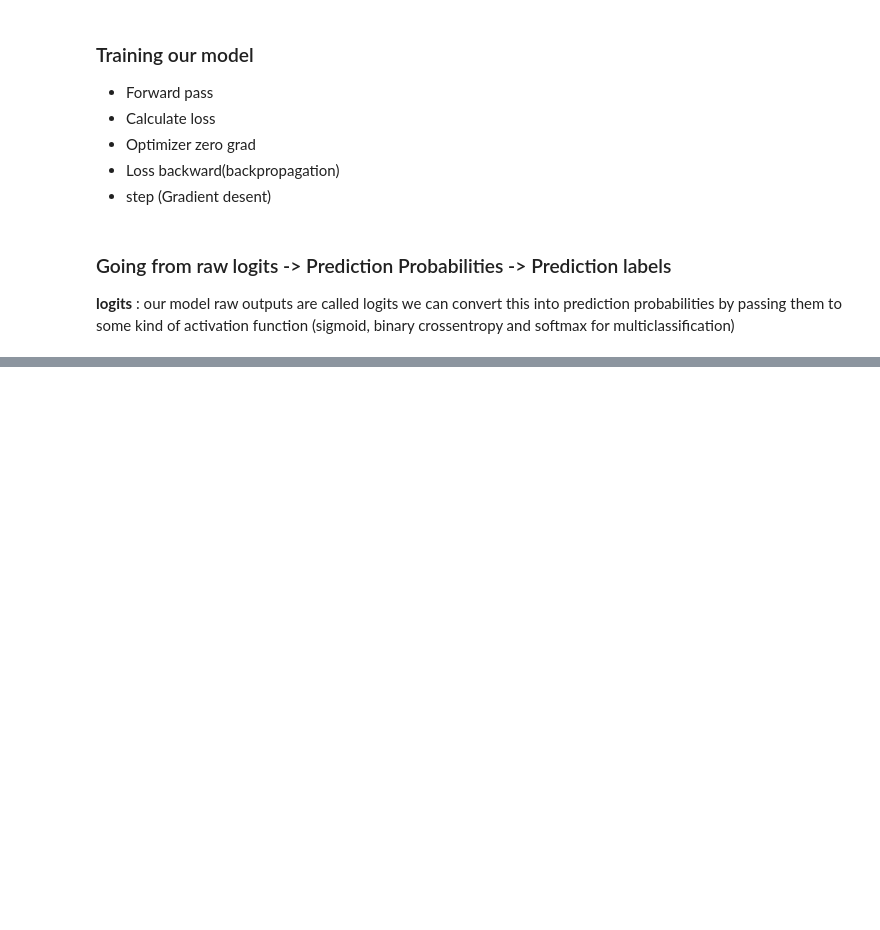
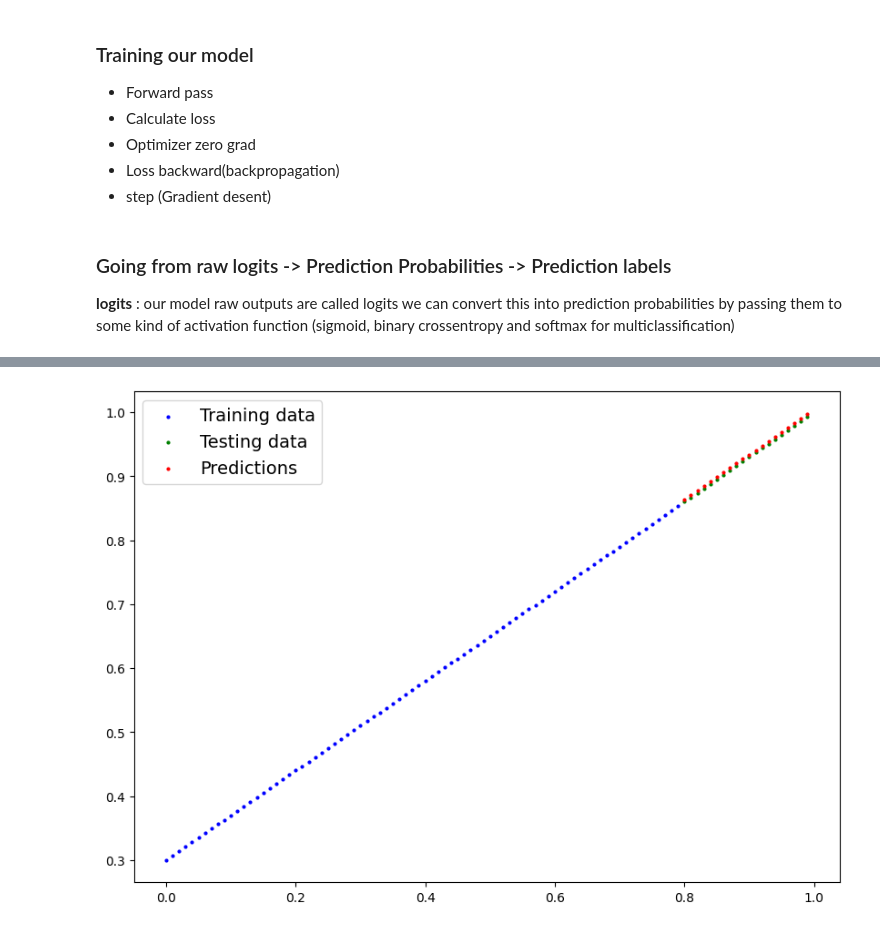
Before and after one commit to mdnazishpatel/Machine_learning, a Jupyter notebook: Neuralnwork_Classification_PyTorch.ipynb, the cells around one changed output, grey strips where cells are left out. Saved outputs shown, nothing was run; the diff lists cells and outputs as text; code cells hidden in the pictures; blank space fills up the shorter version.

```diff
--- a/Neuralnwork_Classification_PyTorch.ipynb
+++ b/Neuralnwork_Classification_PyTorch.ipynb
@@ -330,0 +519,24 @@ Epoch: 90|Loss: 0.69584, Acc: 50.00 % | Test loss: 0.69741, Test acc: 50.00%
+# %%
+loss_fn = nn.L1Loss()
+optimizer = torch.optim.SGD(params=model_2.parameters(),
+                            lr=0.01)
+# %%
+torch.manual_seed(42)
+epoches = 1000
+x_train_regression, y_train_regression = x_train_regression, y_train_regression
+x_test_regression, y_test_regression = x_test_regression, y_test_regression
+
+for epoch in range(epoches):
+  model_2.train()
+  y_preds = model_2(x_train_regression)
+  loss = loss_fn(y_preds, y_train_regression)
+  optimizer.zero_grad()
+  loss.backward()
+  optimizer.step()
+
+  model_2.eval()
+  with torch.inference_mode():
+    test_preds = model_2(x_test_regression)
+    test_loss = loss_fn(test_preds, y_test_regression)
+  if epoch % 100 == 0:
+    print(f"Epoche: {epoch}|loss:{loss:.5f}| test loss: {test_loss:5f}")
@@ -330,0 +554,13 @@ Epoch: 90|Loss: 0.69584, Acc: 50.00 % | Test loss: 0.69741, Test acc: 50.00%
+# %%
+model_2.eval()
+
+with torch.inference_mode():
+  y_preds = model_2(x_test_regression)
+
+plot_predictions(train_data = x_train_regression.cpu(),
+                 train_labels = y_train_regression.cpu(),
+                 test_data = x_test_regression.cpu(),
+                 test_labels = y_test_regression.cpu(),
+                 predictions=y_preds.cpu())
+# %% [output]
+[figure, added]
```
Also changed, not shown: parts of 23 cells of this notebook.
